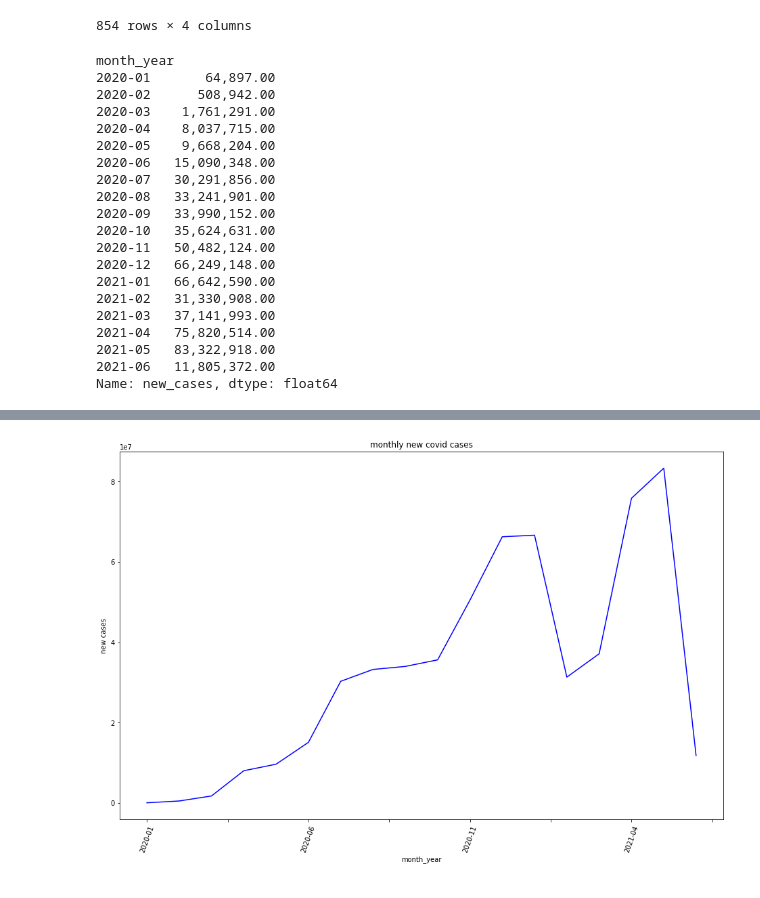
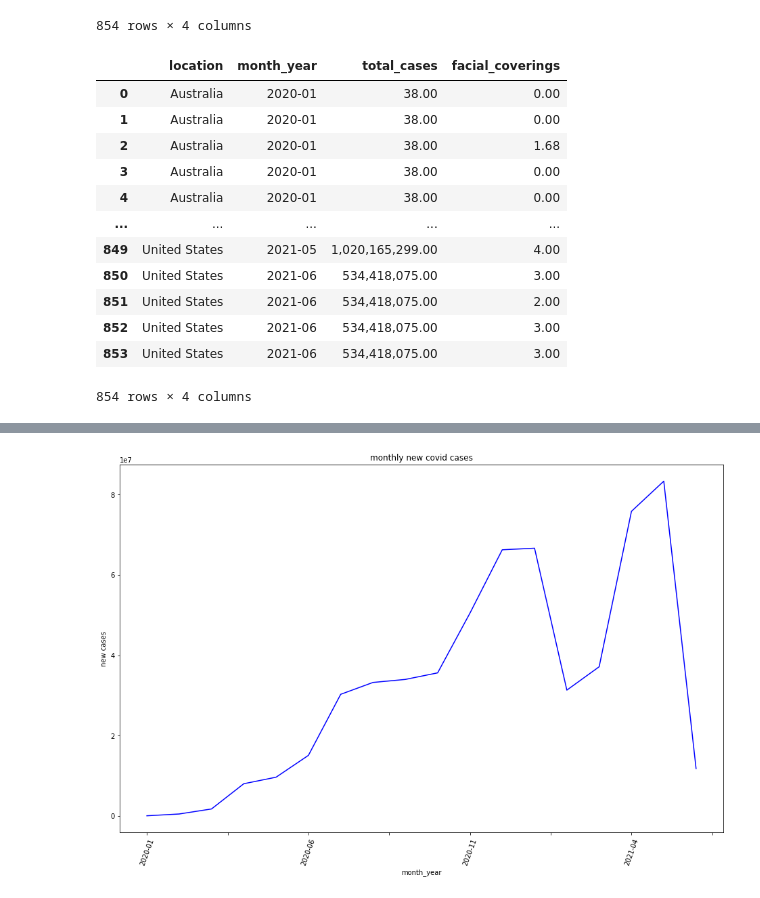
Before and after one commit to nithiyasuresh/Project-1-Covid-PolicyChangesAnalysis, a Jupyter notebook: face_mask/face-mask.ipynb, the cells around one changed output, grey strips where cells are left out. Cells and saved outputs as stored; diff of their text form; code cells hidden in the pictures.

```diff
--- a/face_mask/face-mask.ipynb
+++ b/face_mask/face-mask.ipynb
@@ -203,32 +221,23 @@ new_cases_merged_df
 | 852 | United States | 2021-06 | 230,961.00 | 3.00 |
 | 853 | United States | 2021-06 | 230,961.00 | 3.00 |
 854 rows × 4 columns
-# %%
-# new_cases_merged_df = pd.merge(count_of_new_cases, count_of_facial_coverings, how='left',
-#                            left_on=['location', 'year', 'month'], right_on = ['Entity', 'year', 'month'])
-# new_cases_merged_df = new_cases_merged_df.drop(columns=['Entity', 'Code'])
-# new_cases_merged_df
-
-monthly_new_case = new_cases_merged_df.groupby(['month_year'])['new_cases'].sum()
-monthly_new_case
-# %% [output]
-month_year
-2020-01       64,897.00
-2020-02      508,942.00
-2020-03    1,761,291.00
-2020-04    8,037,715.00
-2020-05    9,668,204.00
-2020-06   15,090,348.00
-2020-07   30,291,856.00
-2020-08   33,241,901.00
-2020-09   33,990,152.00
-2020-10   35,624,631.00
-2020-11   50,482,124.00
-2020-12   66,249,148.00
-2021-01   66,642,590.00
-2021-02   31,330,908.00
-2021-03   37,141,993.00
-2021-04   75,820,514.00
-2021-05   83,322,918.00
-2021-06   11,805,372.00
-Name: new_cases, dtype: float64
+# %%
+total_cases_merged_df = pd.merge(count_of_total_cases, count_of_facial_coverings, how='left',
+                           left_on=['month_year'],
+                               right_on = ['month_year'])
+total_cases_merged_df = total_cases_merged_df.drop(columns=['Entity'])
+total_cases_merged_df
+# %% [output]
+|  | location | month_year | total_cases | facial_coverings |
+| 0 | Australia | 2020-01 | 38.00 | 0.00 |
+| 1 | Australia | 2020-01 | 38.00 | 0.00 |
+| 2 | Australia | 2020-01 | 38.00 | 1.68 |
+| 3 | Australia | 2020-01 | 38.00 | 0.00 |
+| 4 | Australia | 2020-01 | 38.00 | 0.00 |
+| ... | ... | ... | ... | ... |
+| 849 | United States | 2021-05 | 1,020,165,299.00 | 4.00 |
+| 850 | United States | 2021-06 | 534,418,075.00 | 3.00 |
+| 851 | United States | 2021-06 | 534,418,075.00 | 2.00 |
+| 852 | United States | 2021-06 | 534,418,075.00 | 3.00 |
+| 853 | United States | 2021-06 | 534,418,075.00 | 3.00 |
+854 rows × 4 columns
```
Also changed, not shown: parts of 9 cells of this notebook, 7 other files.
